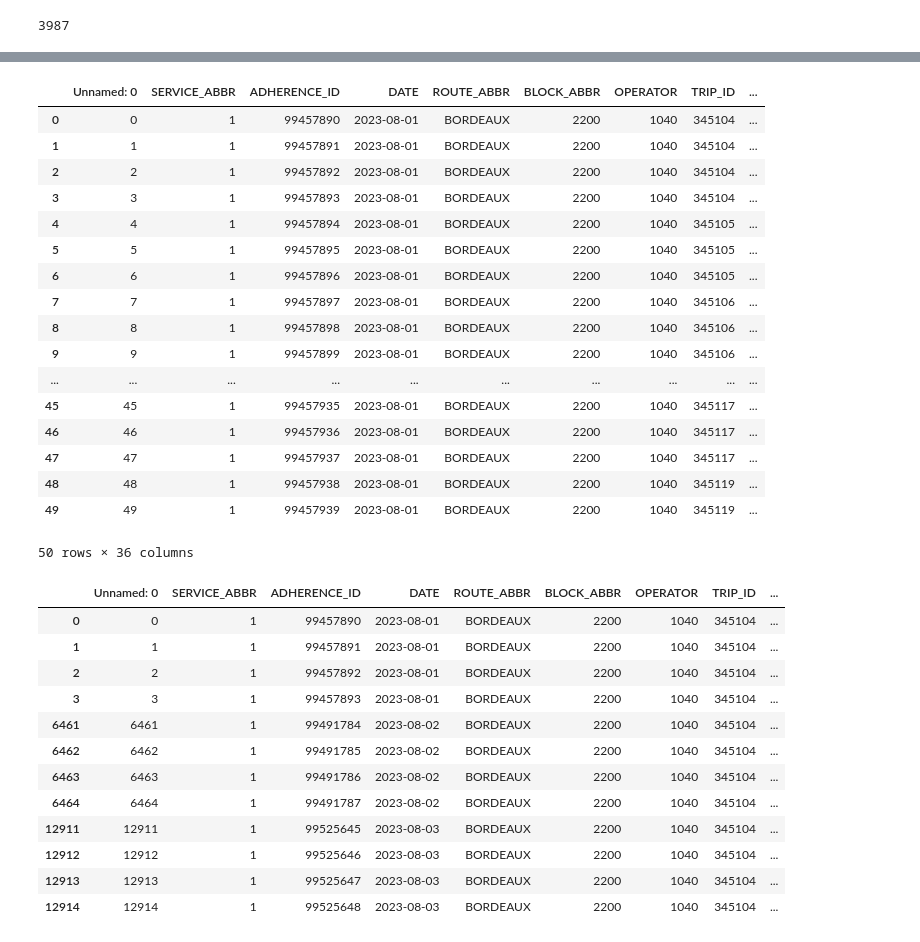
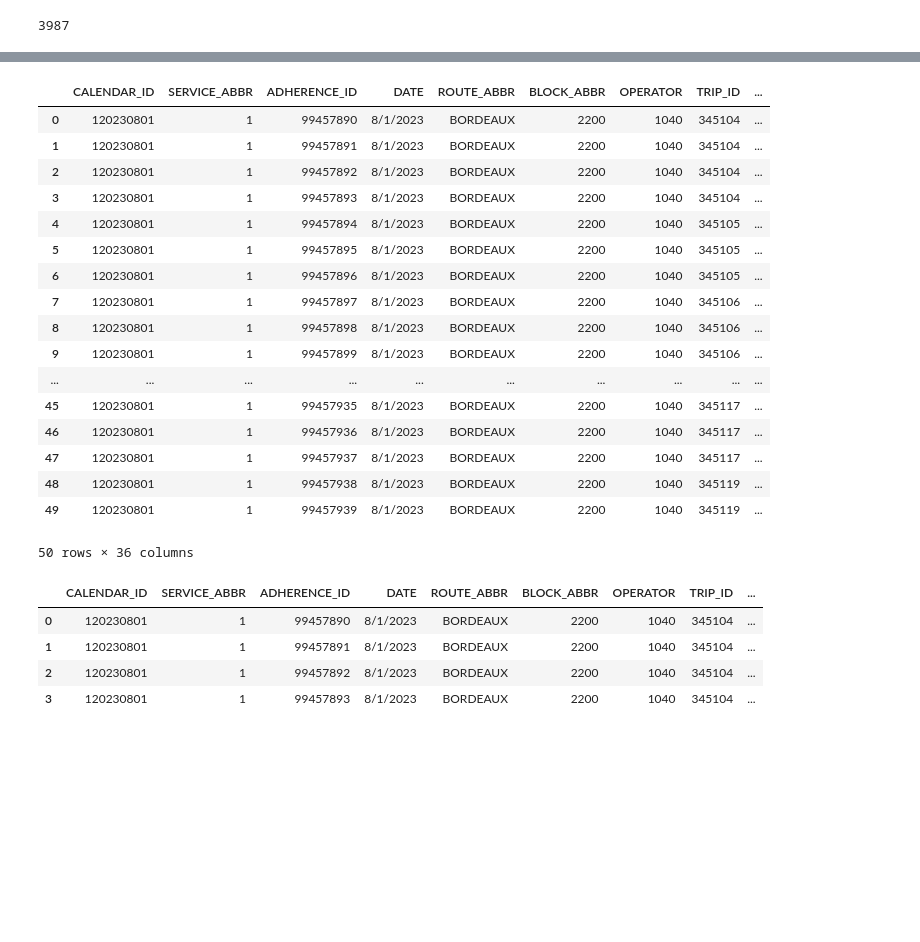
Before and after one commit to ballir27/wego-nashville-bus-adherence, a Jupyter notebook: Notebooks/AB-WeGo-Dist-Time-Travelled-Analysis.ipynb, the cells around one changed output, grey strips where cells are left out. Drawn from its saved outputs; the diff is of its cells as text; code cells hidden in the pictures; blank space fills up the shorter version.

```diff
--- a/Notebooks/AB-WeGo-Dist-Time-Travelled-Analysis.ipynb
+++ b/Notebooks/AB-WeGo-Dist-Time-Travelled-Analysis.ipynb
@@ -102,2 +72,0 @@ headway_df.iloc[0:10,30:]
-# %%
-route_start_df = headway_df.groupby('TRIP_ID',as_index=False)['ROUTE_START_SEQ'].max()
@@ -113,5 +72,0 @@ route_start_df.head()
-# %%
-route_start_dict = dict(zip(route_start_df['TRIP_ID'], route_start_df['ROUTE_START_SEQ']))
-for i in range(len(headway_df)):
-    headway_df.loc[i,'ROUTE_START_SEQ'] = route_start_dict[headway_df.loc[i,'TRIP_ID']]
-headway_df.iloc[0:10,30:]
@@ -130,6 +147,6 @@ headway_df.iloc[0:10,30:]
 # %%
-headway_df['STOP_SEQ_ADJ'] = abs(headway_df['ROUTE_START_SEQ']-headway_df['ROUTE_STOP_SEQUENCE'])+1
-headway_df.iloc[0:10,30:]
+headway_df_adj['STOP_SEQ_ADJ'] = abs(headway_df_adj['ROUTE_START_SEQ']-headway_df_adj['ROUTE_STOP_SEQUENCE'])+1
+headway_df_adj.iloc[0:10,30:]
 # %% [output]
 |  | ARRIVAL_STATUS | ROUTE_START_SEQ | ROUTE_SCHED_START | ROUTE_ACTUAL_START | STOP_SEQ_ADJ |
 | 0 | ON TIME | 14.0 | 04:42:00 | 04:44:08 | 1.0 |
@@ -153,40 +170,32 @@ sns.scatterplot(data=headway_df, x= 'STOP_SEQ_ADJ', y='HDWY_DEV',hue='ROUTE_ABBR
 # %%
-headway_df['STOP_SEQ_ADJ_RANK'] = headway_df.groupby('TRIP_ID')['STOP_SEQ_ADJ'].rank('max').copy()
+headway_df_adj['STOP_SEQ_ADJ_RANK'] = headway_df_adj.groupby(['CALENDAR_ID','TRIP_ID'])['STOP_SEQ_ADJ'].rank('max').copy()
 # %%
-headway_df.head(50)
+headway_df_adj.head(50)
 # %% [output]
-|  | Unnamed: 0 | SERVICE_ABBR | ADHERENCE_ID | DATE | ROUTE_ABBR | BLOCK_ABBR | OPERATOR | TRIP_ID | ... |
-| 0 | 0 | 1 | 99457890 | 2023-08-01 | BORDEAUX | 2200 | 1040 | 345104 | ... |
-| 1 | 1 | 1 | 99457891 | 2023-08-01 | BORDEAUX | 2200 | 1040 | 345104 | ... |
-| 2 | 2 | 1 | 99457892 | 2023-08-01 | BORDEAUX | 2200 | 1040 | 345104 | ... |
-| 3 | 3 | 1 | 99457893 | 2023-08-01 | BORDEAUX | 2200 | 1040 | 345104 | ... |
-| 4 | 4 | 1 | 99457894 | 2023-08-01 | BORDEAUX | 2200 | 1040 | 345105 | ... |
-| 5 | 5 | 1 | 99457895 | 2023-08-01 | BORDEAUX | 2200 | 1040 | 345105 | ... |
-| 6 | 6 | 1 | 99457896 | 2023-08-01 | BORDEAUX | 2200 | 1040 | 345105 | ... |
-| 7 | 7 | 1 | 99457897 | 2023-08-01 | BORDEAUX | 2200 | 1040 | 345106 | ... |
-| 8 | 8 | 1 | 99457898 | 2023-08-01 | BORDEAUX | 2200 | 1040 | 345106 | ... |
-| 9 | 9 | 1 | 99457899 | 2023-08-01 | BORDEAUX | 2200 | 1040 | 345106 | ... |
+|  | CALENDAR_ID | SERVICE_ABBR | ADHERENCE_ID | DATE | ROUTE_ABBR | BLOCK_ABBR | OPERATOR | TRIP_ID | ... |
+| 0 | 120230801 | 1 | 99457890 | 8/1/2023 | BORDEAUX | 2200 | 1040 | 345104 | ... |
+| 1 | 120230801 | 1 | 99457891 | 8/1/2023 | BORDEAUX | 2200 | 1040 | 345104 | ... |
+| 2 | 120230801 | 1 | 99457892 | 8/1/2023 | BORDEAUX | 2200 | 1040 | 345104 | ... |
+| 3 | 120230801 | 1 | 99457893 | 8/1/2023 | BORDEAUX | 2200 | 1040 | 345104 | ... |
+| 4 | 120230801 | 1 | 99457894 | 8/1/2023 | BORDEAUX | 2200 | 1040 | 345105 | ... |
+| 5 | 120230801 | 1 | 99457895 | 8/1/2023 | BORDEAUX | 2200 | 1040 | 345105 | ... |
+| 6 | 120230801 | 1 | 99457896 | 8/1/2023 | BORDEAUX | 2200 | 1040 | 345105 | ... |
+| 7 | 120230801 | 1 | 99457897 | 8/1/2023 | BORDEAUX | 2200 | 1040 | 345106 | ... |
+| 8 | 120230801 | 1 | 99457898 | 8/1/2023 | BORDEAUX | 2200 | 1040 | 345106 | ... |
+| 9 | 120230801 | 1 | 99457899 | 8/1/2023 | BORDEAUX | 2200 | 1040 | 345106 | ... |
 | ... | ... | ... | ... | ... | ... | ... | ... | ... | ... |
-| 45 | 45 | 1 | 99457935 | 2023-08-01 | BORDEAUX | 2200 | 1040 | 345117 | ... |
-| 46 | 46 | 1 | 99457936 | 2023-08-01 | BORDEAUX | 2200 | 1040 | 345117 | ... |
-| 47 | 47 | 1 | 99457937 | 2023-08-01 | BORDEAUX | 2200 | 1040 | 345117 | ... |
-| 48 | 48 | 1 | 99457938 | 2023-08-01 | BORDEAUX | 2200 | 1040 | 345119 | ... |
-| 49 | 49 | 1 | 99457939 | 2023-08-01 | BORDEAUX | 2200 | 1040 | 345119 | ... |
+| 45 | 120230801 | 1 | 99457935 | 8/1/2023 | BORDEAUX | 2200 | 1040 | 345117 | ... |
+| 46 | 120230801 | 1 | 99457936 | 8/1/2023 | BORDEAUX | 2200 | 1040 | 345117 | ... |
+| 47 | 120230801 | 1 | 99457937 | 8/1/2023 | BORDEAUX | 2200 | 1040 | 345117 | ... |
+| 48 | 120230801 | 1 | 99457938 | 8/1/2023 | BORDEAUX | 2200 | 1040 | 345119 | ... |
+| 49 | 120230801 | 1 | 99457939 | 8/1/2023 | BORDEAUX | 2200 | 1040 | 345119 | ... |
 50 rows × 36 columns
 # %%
-headway_df[headway_df['TRIP_ID']==345104].iloc[0:30,0:20]
+headway_df_adj[headway_df_adj['TRIP_ID']==345104].iloc[0:30,0:20]
 # %% [output]
-|  | Unnamed: 0 | SERVICE_ABBR | ADHERENCE_ID | DATE | ROUTE_ABBR | BLOCK_ABBR | OPERATOR | TRIP_ID | ... |
-| 0 | 0 | 1 | 99457890 | 2023-08-01 | BORDEAUX | 2200 | 1040 | 345104 | ... |
-| 1 | 1 | 1 | 99457891 | 2023-08-01 | BORDEAUX | 2200 | 1040 | 345104 | ... |
-| 2 | 2 | 1 | 99457892 | 2023-08-01 | BORDEAUX | 2200 | 1040 | 345104 | ... |
-| 3 | 3 | 1 | 99457893 | 2023-08-01 | BORDEAUX | 2200 | 1040 | 345104 | ... |
-| 6461 | 6461 | 1 | 99491784 | 2023-08-02 | BORDEAUX | 2200 | 1040 | 345104 | ... |
-| 6462 | 6462 | 1 | 99491785 | 2023-08-02 | BORDEAUX | 2200 | 1040 | 345104 | ... |
-| 6463 | 6463 | 1 | 99491786 | 2023-08-02 | BORDEAUX | 2200 | 1040 | 345104 | ... |
-| 6464 | 6464 | 1 | 99491787 | 2023-08-02 | BORDEAUX | 2200 | 1040 | 345104 | ... |
-| 12911 | 12911 | 1 | 99525645 | 2023-08-03 | BORDEAUX | 2200 | 1040 | 345104 | ... |
-| 12912 | 12912 | 1 | 99525646 | 2023-08-03 | BORDEAUX | 2200 | 1040 | 345104 | ... |
-| 12913 | 12913 | 1 | 99525647 | 2023-08-03 | BORDEAUX | 2200 | 1040 | 345104 | ... |
-| 12914 | 12914 | 1 | 99525648 | 2023-08-03 | BORDEAUX | 2200 | 1040 | 345104 | ... |
+|  | CALENDAR_ID | SERVICE_ABBR | ADHERENCE_ID | DATE | ROUTE_ABBR | BLOCK_ABBR | OPERATOR | TRIP_ID | ... |
+| 0 | 120230801 | 1 | 99457890 | 8/1/2023 | BORDEAUX | 2200 | 1040 | 345104 | ... |
+| 1 | 120230801 | 1 | 99457891 | 8/1/2023 | BORDEAUX | 2200 | 1040 | 345104 | ... |
+| 2 | 120230801 | 1 | 99457892 | 8/1/2023 | BORDEAUX | 2200 | 1040 | 345104 | ... |
+| 3 | 120230801 | 1 | 99457893 | 8/1/2023 | BORDEAUX | 2200 | 1040 | 345104 | ... |
 # %%
```
Also changed, not shown: parts of 14 cells of this notebook.
